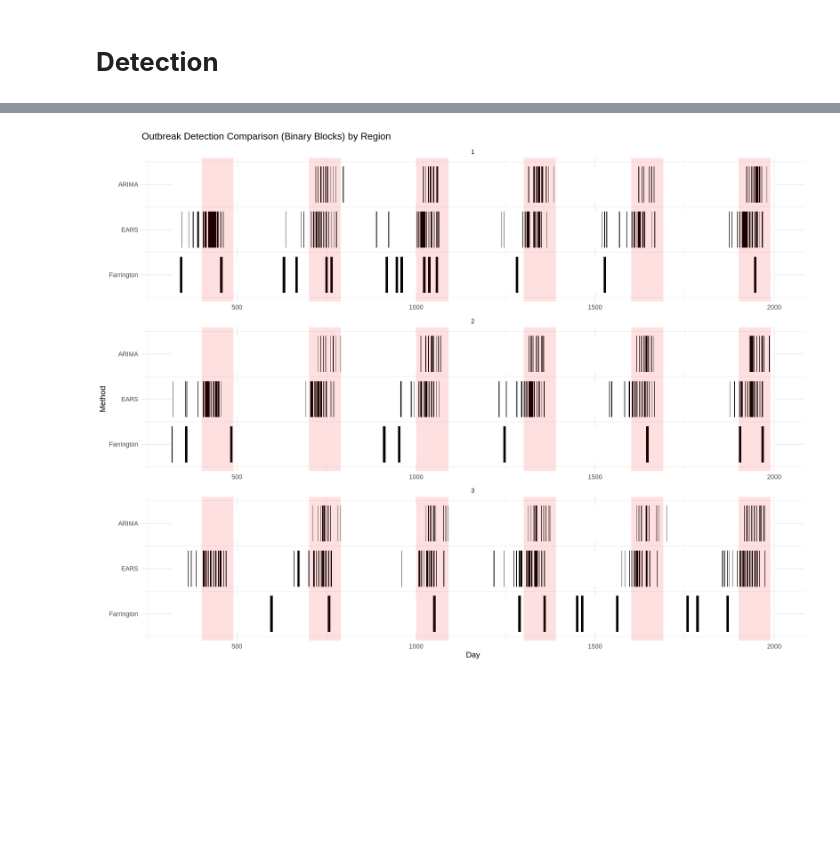
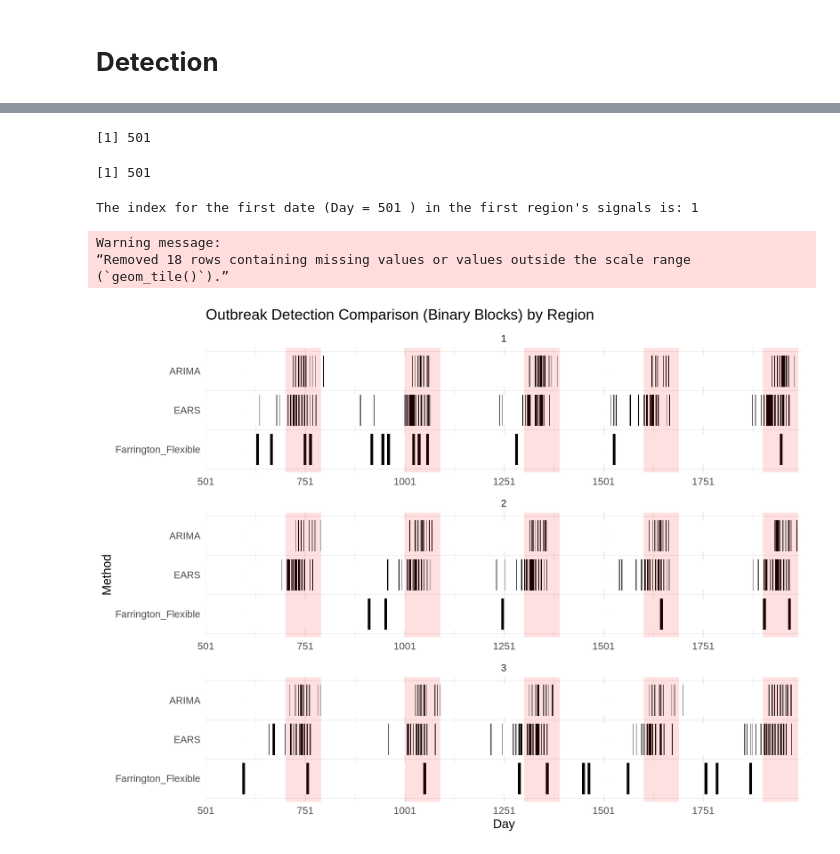
Before and after one commit to SahputraS/Outbreak-Simulation-and-Detection-Testing, a Jupyter notebook: Outbreak_Detections.ipynb, the cells around one changed output, grey strips where cells are left out. Cells and saved outputs as stored; diff of their text form; code cells hidden in the pictures; blank space fills up the shorter version.

Commit message:
V1.3 - Fixed Arima with moving "training" window

```diff
--- a/Outbreak_Detections.ipynb
+++ b/Outbreak_Detections.ipynb
@@ -244,7 +262,9 @@ detect_arima <- function(df, window_size = 250, interval = 0.95, jump = 14) {
     }
     t <- t + jump # To jump the window for the next batch
   }
-  return(arima_signal)
+  # Keep only post-burn-in days, in other words exclude the 1st batch training days
+  arima_without_burn <- arima_signal[(window_size + 1):n]
+  return(arima_without_burn)
 }
 # %%
 metrics <- function(true, detected) {
@@ -298,7 +320,7 @@ analyze_region <- function(df, true_label_col = "True_Outbreak", detectors, regi
 }
 # %%
 detectors <- list(
-  Farrington = detect_farrington,
+  Farrington_Flexible = detect_farrington,
   EARS = detect_ears,
   ARIMA = detect_arima
 )
@@ -331,45 +353,90 @@ A tibble: 9 × 5
+# %%
+all_results[[3]]$signals$Day[1]
+# %% [output]
+[1] 501
+# %%
+all_results[[2]]$signals$Day[1]
+# %% [output]
+[1] 501
 # %%
-# Take the name of the detectors
+# Take the methods name
 method_levels <- names(detectors)
 
-# Gather the signals and organize for the plot
+# Take the output signal from the analysis results
 signals_long <- bind_rows(
   lapply(seq_along(all_results), function(i) {
     signals_df <- all_results[[i]]$signals
-    signals_df$Region <- region_ids[i]  # Add region ID
-    # Pivot just for the detectors you use
+    signals_df$Region <- region_ids[i]
     pivot_longer(signals_df,
                  cols = all_of(method_levels),
                  names_to = "Method", values_to = "Detected")
   })
 )
 
+# Take the
+first_days <- sapply(all_results, function(res) res$signals$Day[1])
+if(length(unique(first_days)) == 1) {
+  start_day <- unique(first_days)
+} else {
+  start_day <- min(first_days, na.rm = TRUE)
+  warning("Regions have different start days; using earliest.")
+}
+
+# --- Find the index (row number) in original data for the first date ---
+# For example, for the first region:
+first_region_signals <- all_results[[1]]$signals
+index_first_date <- which(first_region_signals$Day == start_day)[1]
+cat("The index for the first date (Day =", start_day, ") in the first region's signals is:", index_first_date, "\n")
+
+# --- Prepare for plotting ---
 signals_long$Method <- factor(signals_long$Method, levels = method_levels)
 y_map <- setNames(seq_along(method_levels), method_levels)
 signals_long$BlockY <- y_map[as.character(signals_long$Method)]
 
+plot_start <- start_day
+plot_end <- max(signals_long$Day, na.rm = TRUE)
 
-# Plotting
+signals_long_plot <- signals_long %>%
+  dplyr::filter(!is.na(Day), Day >= plot_start, Day <= plot_end)
+
+outbreak_periods_plot <- outbreak_periods %>%
+  dplyr::filter(!is.na(start), !is.na(end), end >= plot_start, start <= plot_end)
+
+
+tick_interval <- 250
+x_breaks <- seq(from = plot_start, to = plot_end, by = tick_interval)
+if (!(plot_start %in% x_breaks)) x_breaks <- c(plot_start, x_breaks)  # ensure start is included
+
+# --- Plot ---
 options(repr.plot.width = 20, repr.plot.height = 15)
-ggplot(signals_long, aes(x = Day, y = BlockY, fill = as.factor(Detected))) +
+ggplot(signals_long_plot, aes(x = Day, y = BlockY, fill = as.factor(Detected))) +
   geom_tile(height = 0.8, width = 1, show.legend = FALSE) +
   geom_rect(
-    data = outbreak_periods,
+    data = outbreak_periods_plot,
     inherit.aes = FALSE,
     aes(xmin = start, xmax = end, ymin = -Inf, ymax = Inf),
     fill = "red", alpha = 0.12
   ) +
   facet_wrap(~Region, ncol = 1, scales = "free_x") +
+  scale_x_continuous(
+    limits = c(plot_start, plot_end),
+    breaks = x_breaks,
+    expand = c(0, 0)
+  ) +
   scale_y_continuous(
     breaks = y_map,
     labels = names(y_map),
     expand = c(0.05, 0.05)
   ) +
   scale_fill_manual(values = c("0" = "white", "1" = "black")) +
   labs(
     title = "Outbreak Detection Comparison (Binary Blocks) by Region",
     y = "Method", x = "Day"
   ) +
-  theme_minimal(base_size = 16)
+  theme_minimal(base_size = 25)
 # %% [output]
+The index for the first date (Day = 501 ) in the first region's signals is: 1
+Warning message:
+“Removed 18 rows containing missing values or values outside the scale range
+(`geom_tile()`).”
-[figure, old version]
+[figure, new version]
```
Also changed, not shown: parts of 7 cells of this notebook.
